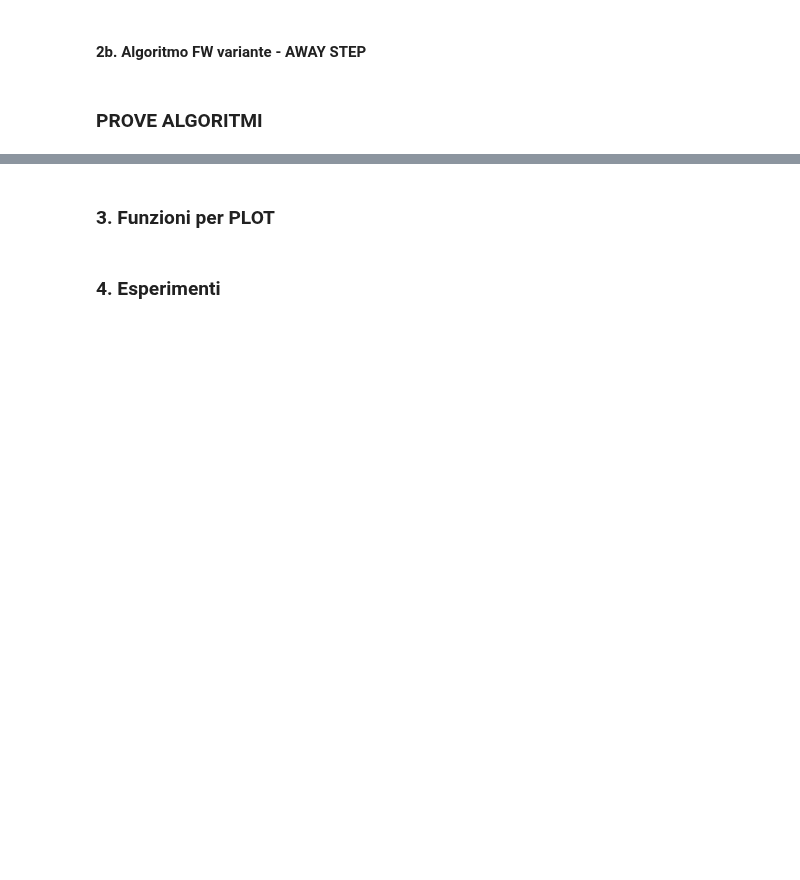
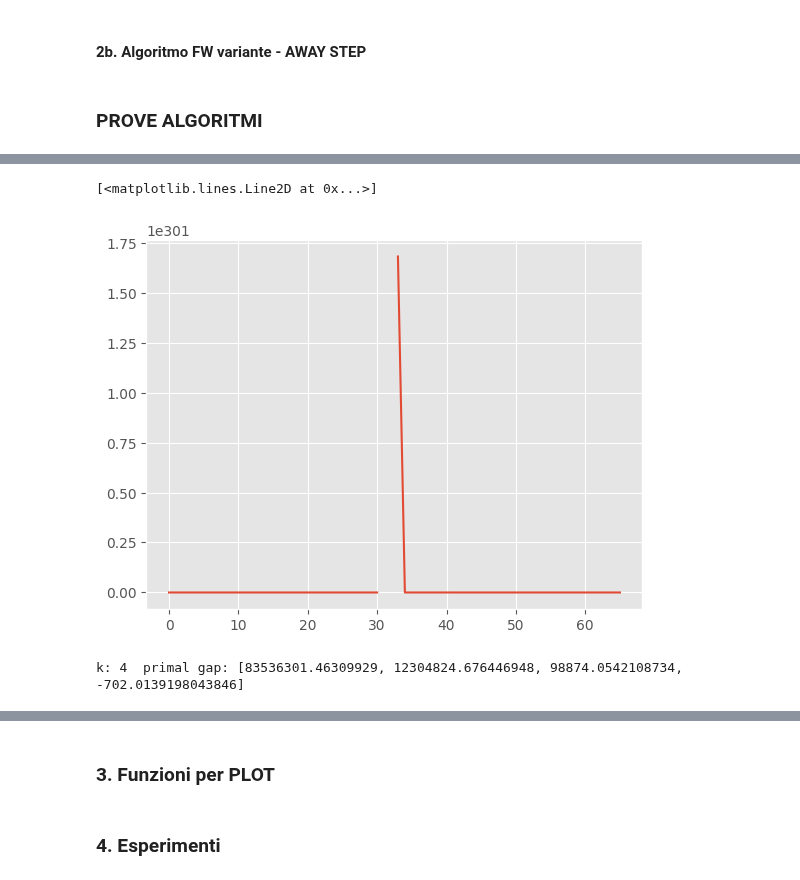
Before and after one commit to vpicchianti/Optimization-for-Data-Science, a Jupyter notebook: functions.ipynb, the cells around one changed output, grey strips where cells are left out. Cells and saved outputs as stored; diff of their text form; code cells hidden in the pictures; blank space fills up the shorter version.

```diff
--- a/functions.ipynb
+++ b/functions.ipynb
@@ -515,0 +545,9 @@ gap, valori_f, k_totale, tempo_totale, tempi_per_it, x, sol_ottima, found_optima
+# %%
+plt.plot(range(0, 66), np.abs(np.array(primal_gap_fw)))
+# %% [output]
+[<matplotlib.lines.Line2D at 0x...>]
+[figure, added]
+# %%
+print("k: {}  primal gap: {}".format(k,primal_gap_fw))
+# %% [output]
+k: 4  primal gap: [83536301.46309929, 12304824.676446948, 98874.0542108734, -702.0139198043846]
```
Also changed, not shown: parts of 12 cells of this notebook, 2 other files.
